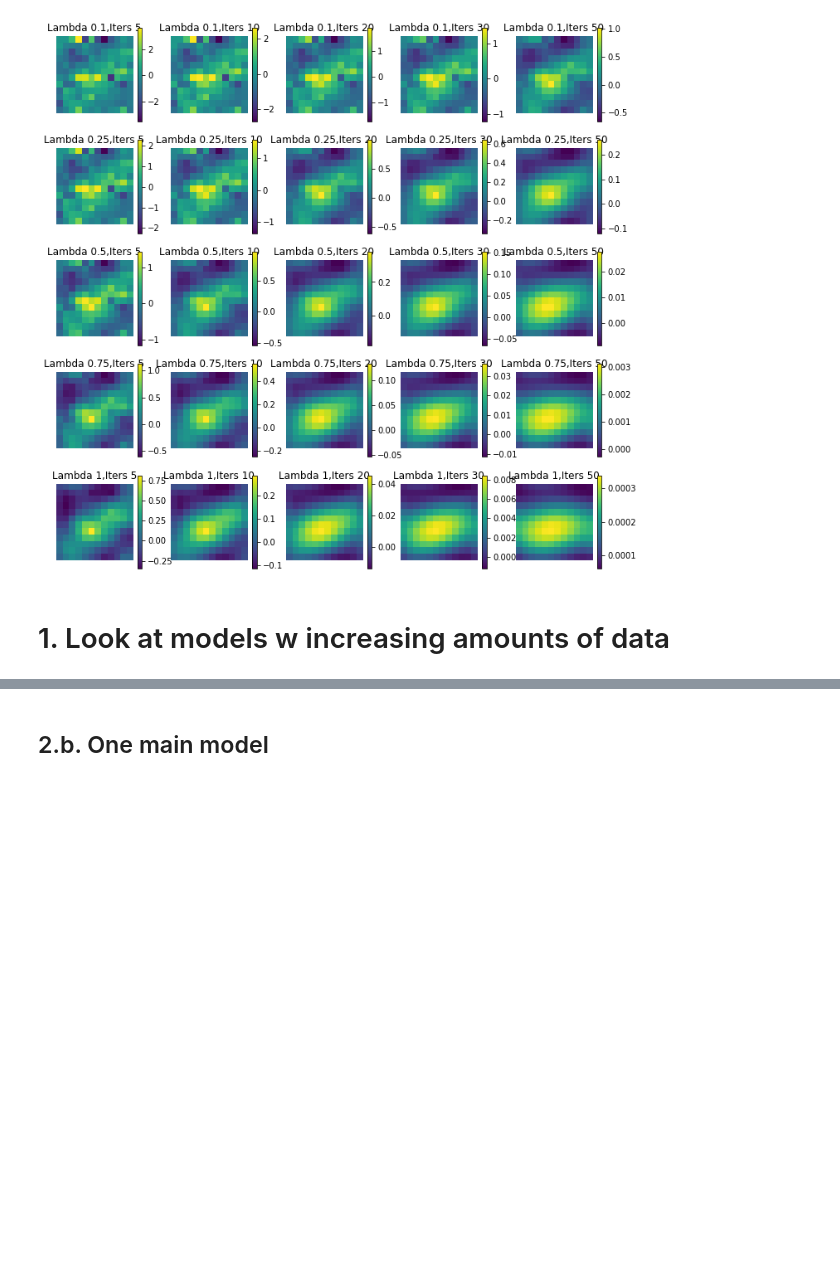
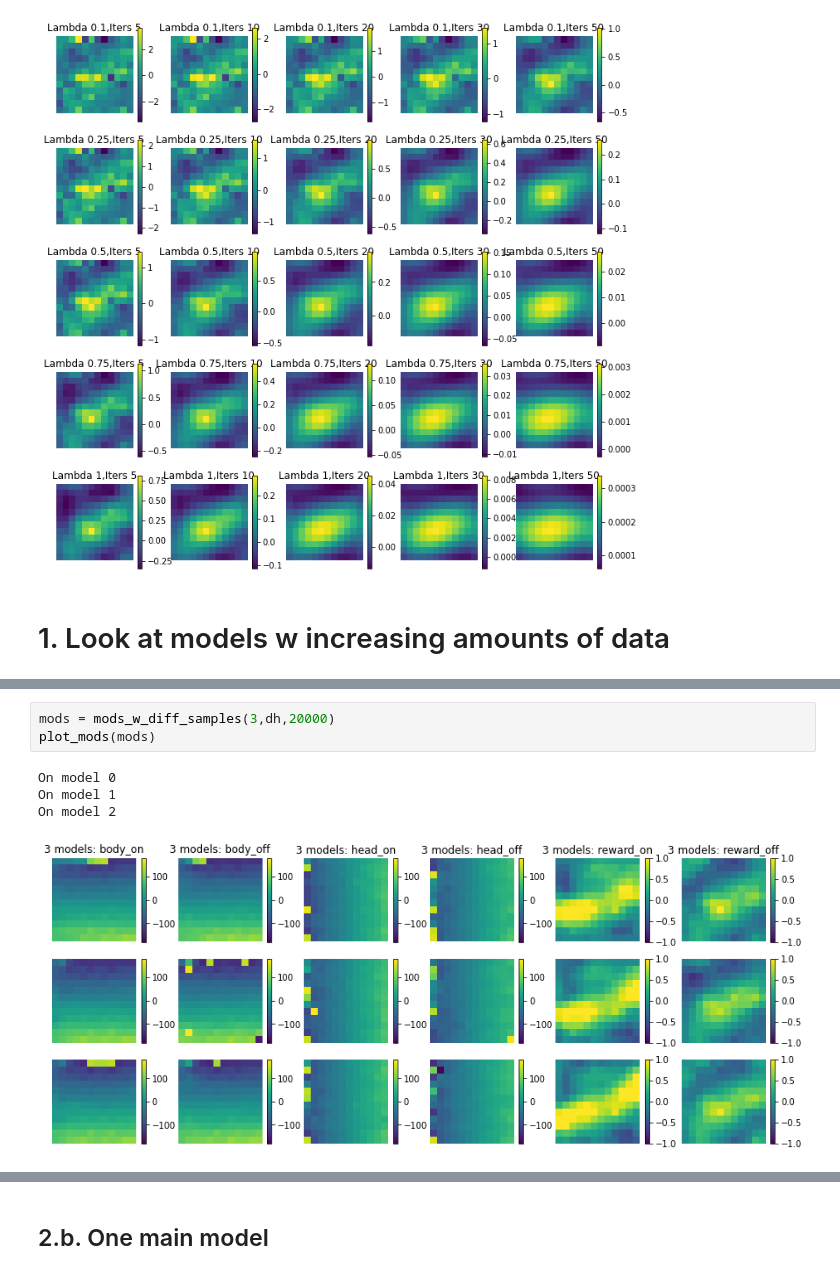
Before and after one commit to ccli3896/RLWorms, a Jupyter notebook: 12_19_homeTesting/RunMoreThings.ipynb, the cells around one changed output, grey strips where cells are left out. Drawn from its saved outputs; the diff is of its cells as text; blank space fills up the shorter version.

```diff
--- a/12_19_homeTesting/RunMoreThings.ipynb
+++ b/12_19_homeTesting/RunMoreThings.ipynb
@@ -83,0 +122,8 @@ def mods_w_diff_samples(n_models,handler,samples):
+# %%
+mods = mods_w_diff_samples(3,dh,20000)
+plot_mods(mods)
+# %% [output]
+On model 0
+On model 1
+On model 2
+[figure, added]
```
Also changed, not shown: parts of 11 cells of this notebook.
